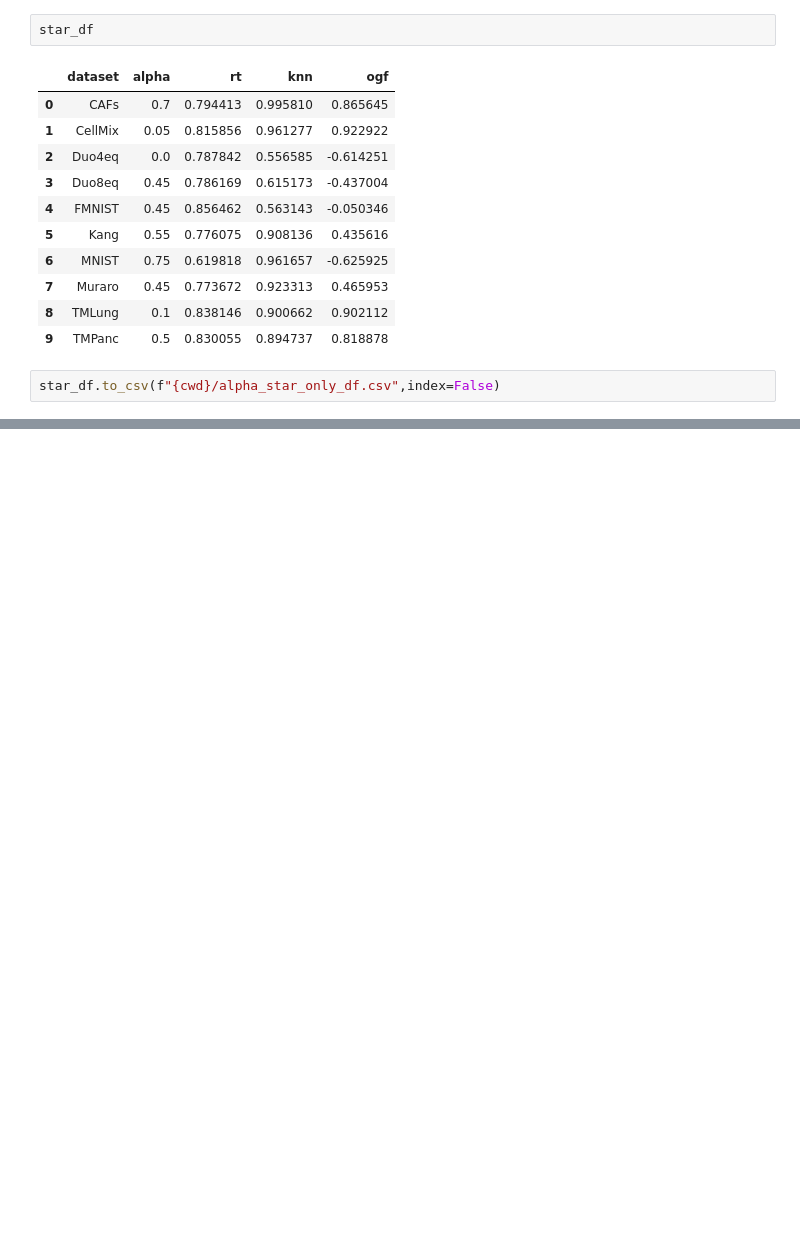
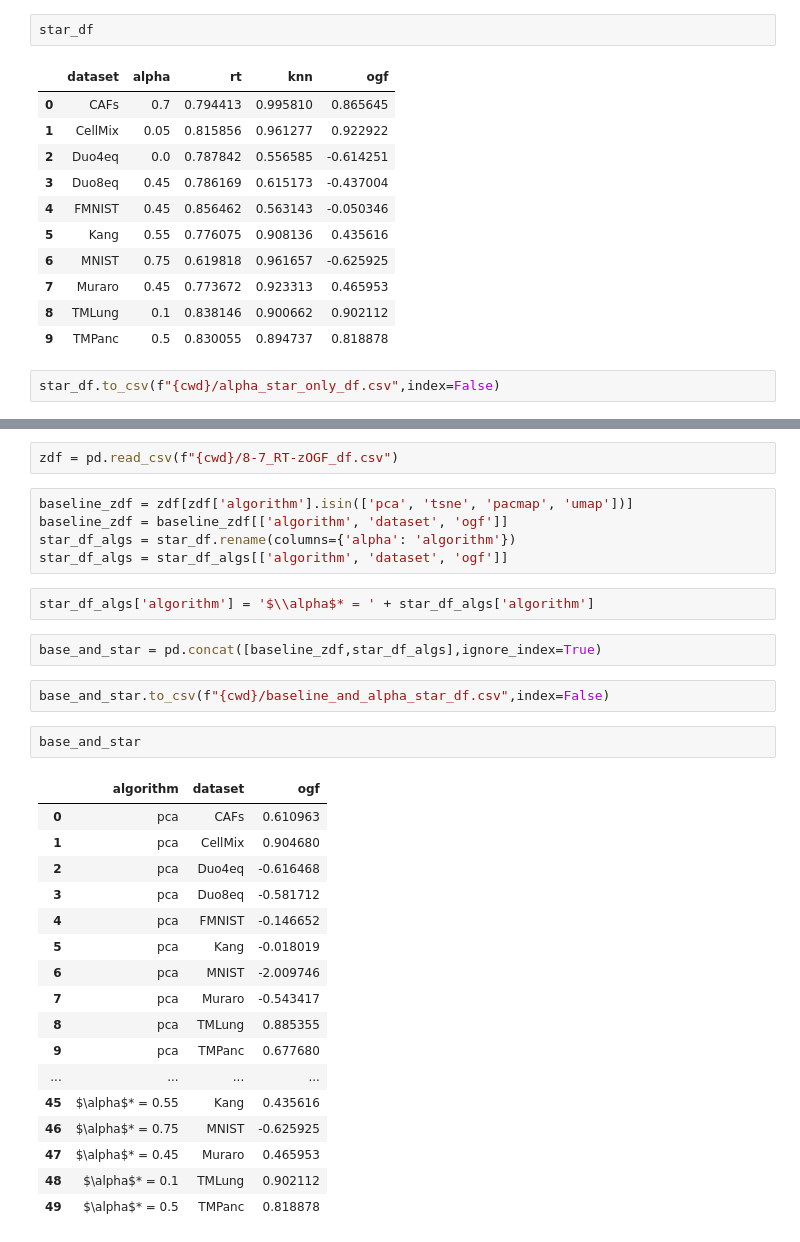
Before and after one commit to corinne-ort/drpaper25, a Jupyter notebook: alpha_star.ipynb, the cells around one changed output, grey strips where cells are left out. Saved outputs shown, nothing was run; the diff lists cells and outputs as text; blank space fills up the shorter version.

```diff
--- a/alpha_star.ipynb
+++ b/alpha_star.ipynb
@@ -267 +304,34 @@ print(latex_table, '\n')
 \end{tabular}\\~\\
+# %%
+zdf = pd.read_csv(f"{cwd}/8-7_RT-zOGF_df.csv")
+# %%
+baseline_zdf = zdf[zdf['algorithm'].isin(['pca', 'tsne', 'pacmap', 'umap'])]
+baseline_zdf = baseline_zdf[['algorithm', 'dataset', 'ogf']]
+star_df_algs = star_df.rename(columns={'alpha': 'algorithm'})
+star_df_algs = star_df_algs[['algorithm', 'dataset', 'ogf']]
+# %%
+star_df_algs['algorithm'] = '$\\alpha$* = ' + star_df_algs['algorithm']
+# %%
+base_and_star = pd.concat([baseline_zdf,star_df_algs],ignore_index=True)
+# %%
+base_and_star.to_csv(f"{cwd}/baseline_and_alpha_star_df.csv",index=False)
+# %%
+base_and_star
+# %% [output]
+|  | algorithm | dataset | ogf |
+| 0 | pca | CAFs | 0.610963 |
+| 1 | pca | CellMix | 0.904680 |
+| 2 | pca | Duo4eq | -0.616468 |
+| 3 | pca | Duo8eq | -0.581712 |
+| 4 | pca | FMNIST | -0.146652 |
+| 5 | pca | Kang | -0.018019 |
+| 6 | pca | MNIST | -2.009746 |
+| 7 | pca | Muraro | -0.543417 |
+| 8 | pca | TMLung | 0.885355 |
+| 9 | pca | TMPanc | 0.677680 |
+| ... | ... | ... | ... |
+| 45 | $\alpha$* = 0.55 | Kang | 0.435616 |
+| 46 | $\alpha$* = 0.75 | MNIST | -0.625925 |
+| 47 | $\alpha$* = 0.45 | Muraro | 0.465953 |
+| 48 | $\alpha$* = 0.1 | TMLung | 0.902112 |
+| 49 | $\alpha$* = 0.5 | TMPanc | 0.818878 |
```
Also changed, not shown: parts of 7 cells of this notebook, 1 other file.
